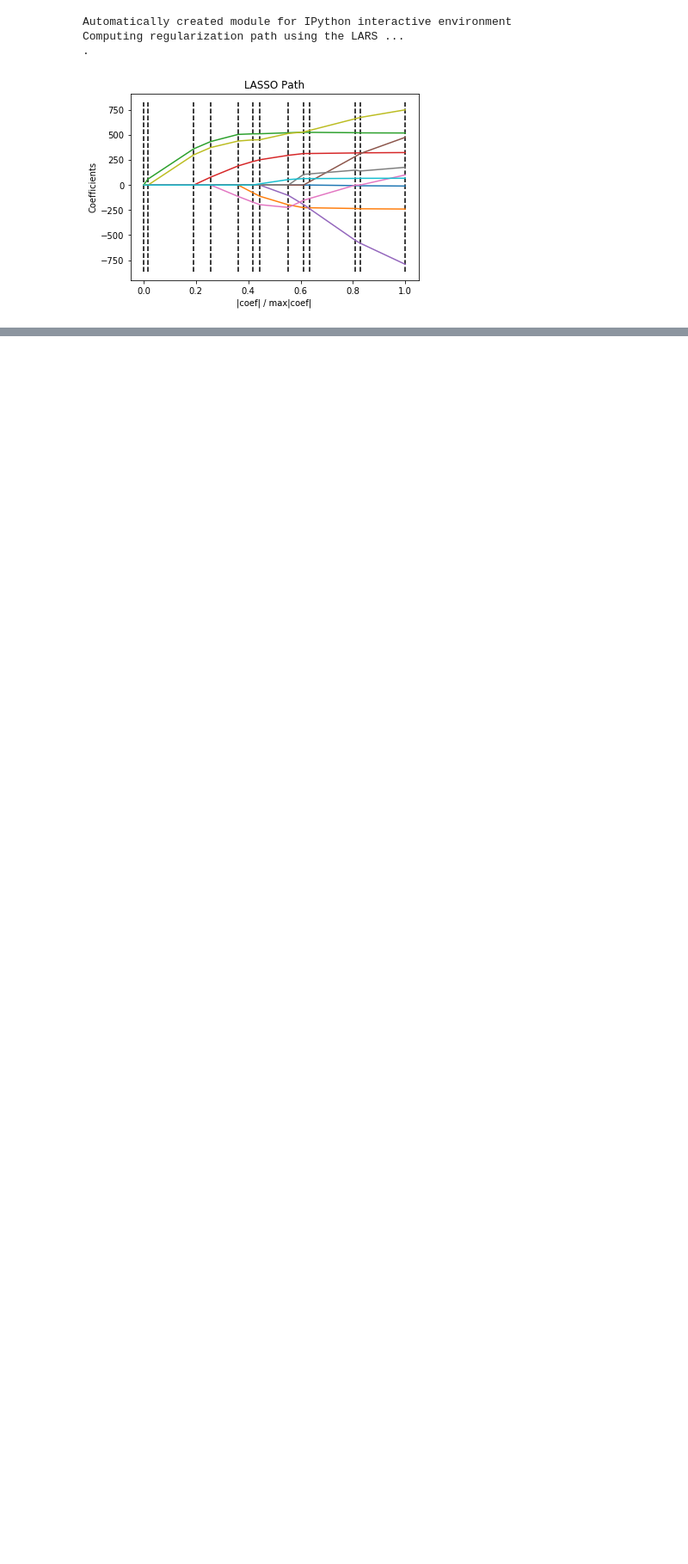
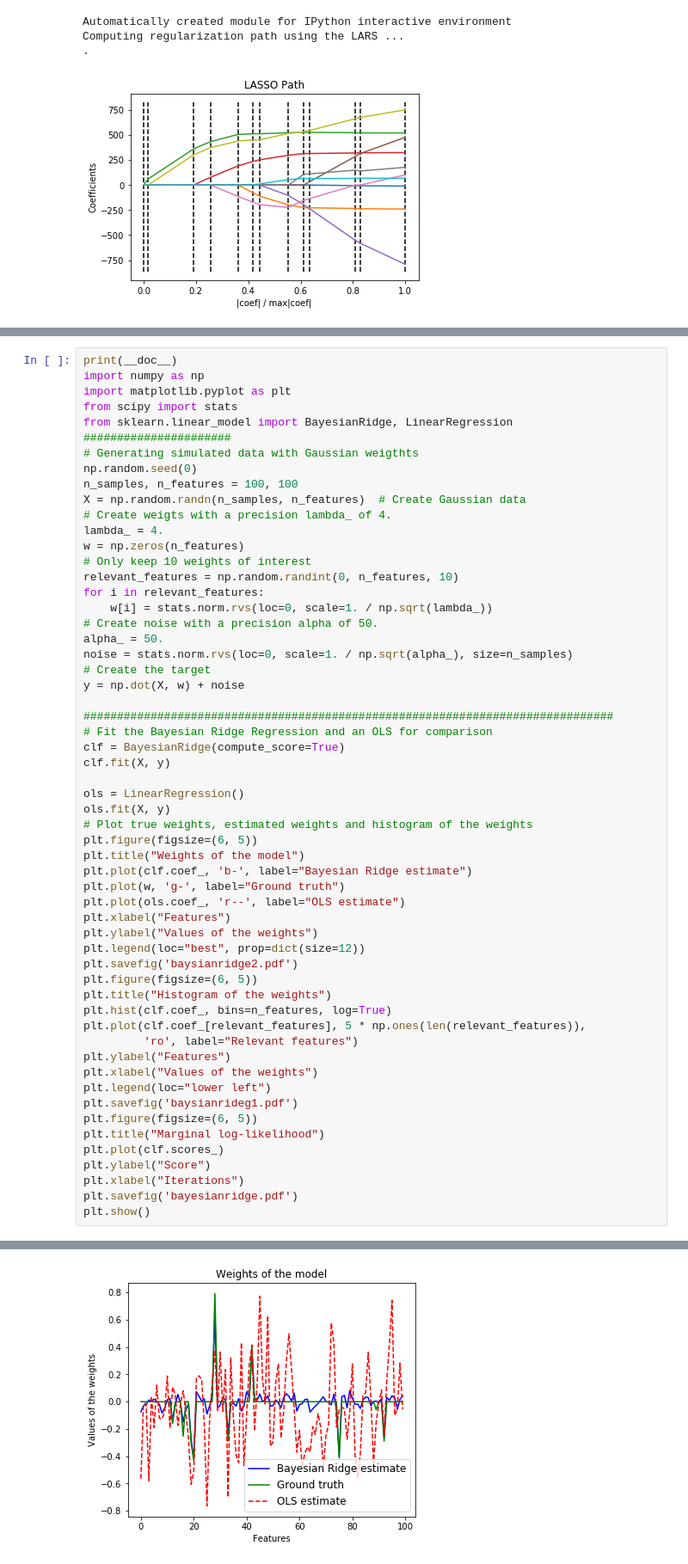
Before and after one commit to HomingYuan/data_science_way, a Jupyter notebook: python/ML_regression.ipynb, the cells around one changed output, grey strips where cells are left out. Shown at 86% size. Drawn from its saved outputs; the diff is of its cells as text; blank space fills up the shorter version.

```diff
--- a/python/ML_regression.ipynb
+++ b/python/ML_regression.ipynb
@@ -551,0 +578,58 @@ Automatically created module for IPython interactive environment
+# %%
+print(__doc__)
+import numpy as np
+import matplotlib.pyplot as plt
+from scipy import stats
+from sklearn.linear_model import BayesianRidge, LinearRegression
+######################
+# Generating simulated data with Gaussian weigthts
+np.random.seed(0)
+n_samples, n_features = 100, 100
+X = np.random.randn(n_samples, n_features)  # Create Gaussian data
+# Create weigts with a precision lambda_ of 4.
+lambda_ = 4.
+w = np.zeros(n_features)
+# Only keep 10 weights of interest
+relevant_features = np.random.randint(0, n_features, 10)
+for i in relevant_features:
+    w[i] = stats.norm.rvs(loc=0, scale=1. / np.sqrt(lambda_))
+# Create noise with a precision alpha of 50.
+alpha_ = 50.
+noise = stats.norm.rvs(loc=0, scale=1. / np.sqrt(alpha_), size=n_samples)
+# Create the target
+y = np.dot(X, w) + noise
+
+###############################################################################
+# Fit the Bayesian Ridge Regression and an OLS for comparison
+clf = BayesianRidge(compute_score=True)
+clf.fit(X, y)
+
+ols = LinearRegression()
+ols.fit(X, y)
+# Plot true weights, estimated weights and histogram of the weights
+plt.figure(figsize=(6, 5))
+plt.title("Weights of the model")
+plt.plot(clf.coef_, 'b-', label="Bayesian Ridge estimate")
+plt.plot(w, 'g-', label="Ground truth")
+plt.plot(ols.coef_, 'r--', label="OLS estimate")
+plt.xlabel("Features")
+plt.ylabel("Values of the weights")
+plt.legend(loc="best", prop=dict(size=12))
+plt.savefig('baysianridge2.pdf')
+plt.figure(figsize=(6, 5))
+plt.title("Histogram of the weights")
+plt.hist(clf.coef_, bins=n_features, log=True)
+plt.plot(clf.coef_[relevant_features], 5 * np.ones(len(relevant_features)),
+         'ro', label="Relevant features")
+plt.ylabel("Features")
+plt.xlabel("Values of the weights")
+plt.legend(loc="lower left")
+plt.savefig('baysianrideg1.pdf')
+plt.figure(figsize=(6, 5))
+plt.title("Marginal log-likelihood")
+plt.plot(clf.scores_)
+plt.ylabel("Score")
+plt.xlabel("Iterations")
+plt.savefig('bayesianridge.pdf')
+plt.show()
+# %% [output]
@@ -551,0 +637 @@ Automatically created module for IPython interactive environment
+[figure, added]
```
Also changed, not shown: parts of 17 cells of this notebook, 9 other files.
